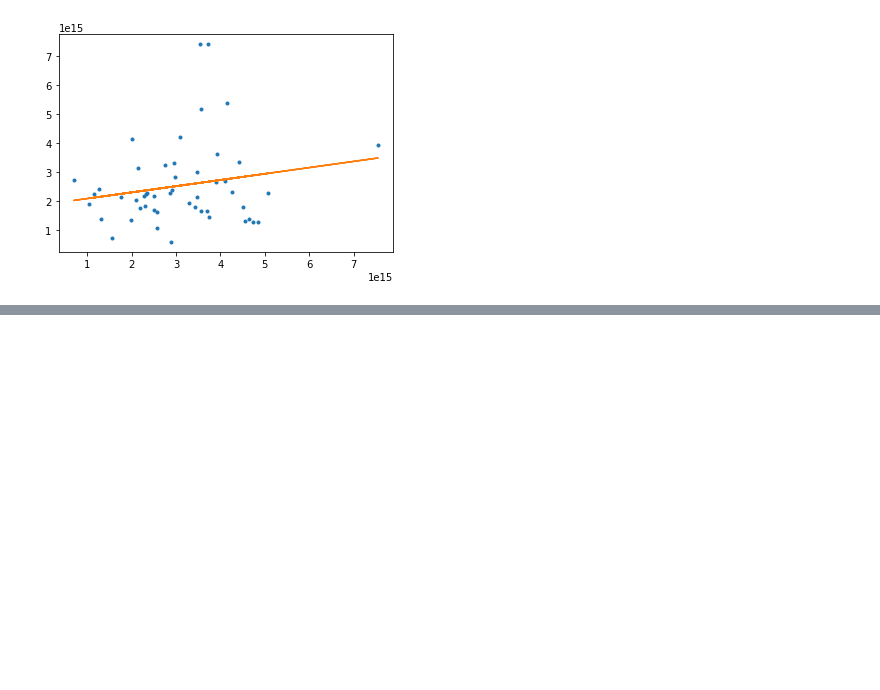
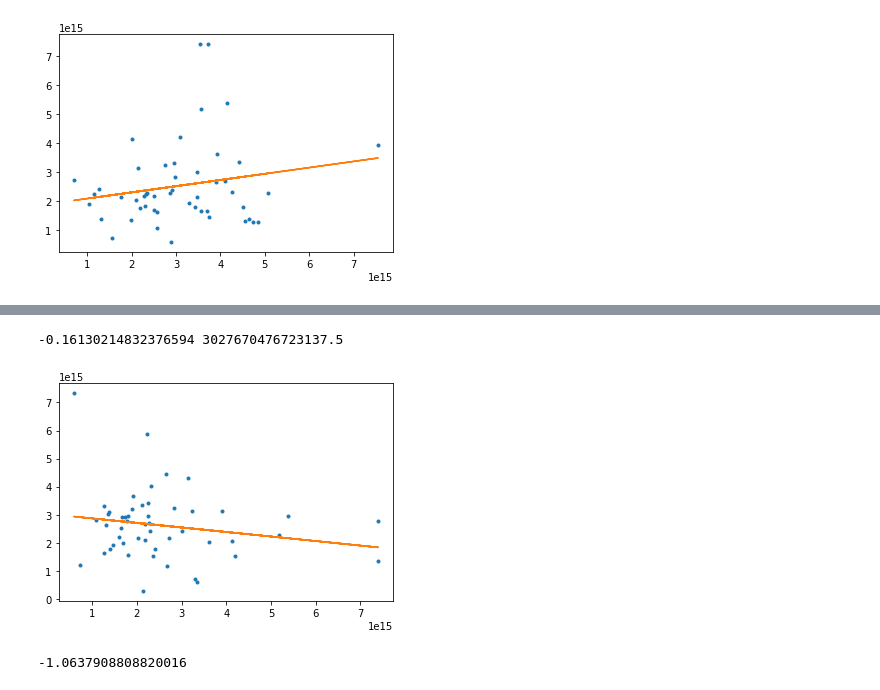
Before and after one commit to qdzhu/ACES, a Jupyter notebook: TROPOMI_Pandora_comparison.ipynb, the cells around one changed output, grey strips where cells are left out. Drawn from its saved outputs; the diff is of its cells as text; code cells hidden in the pictures; blank space fills up the shorter version.

```diff
--- a/TROPOMI_Pandora_comparison.ipynb
+++ b/TROPOMI_Pandora_comparison.ipynb
@@ -499,0 +534,15 @@ plt.show()
+# %%
+## linear regression between Pandora NO2 stat col and Pandora NO2 trop col
+m, b = np.polyfit(Greenbelt_pa_trop['NO2_trop_col'],pa_Greenbelt_interp-Greenbelt_pa_trop['NO2_trop_col'], 1)
+print(m,b)
+# plot the original data points as well as the line of best fit
+plt.plot(Greenbelt_pa_trop['NO2_trop_col'],pa_Greenbelt_interp-Greenbelt_pa_trop['NO2_trop_col'],".")
+plt.plot(Greenbelt_pa_trop['NO2_trop_col'], b + m * Greenbelt_pa_trop['NO2_trop_col'], '-')
+plt.show()
+# %% [output]
+-0.16130214832376594 3027670476723137.5
+[figure, added]
+# %%
+print(r2_score(Greenbelt_pa_trop['NO2_trop_col'],pa_Greenbelt_interp-Greenbelt_pa_trop['NO2_trop_col']))
+# %% [output]
+-1.0637908808820016
```
Also changed, not shown: parts of 7 cells of this notebook.
